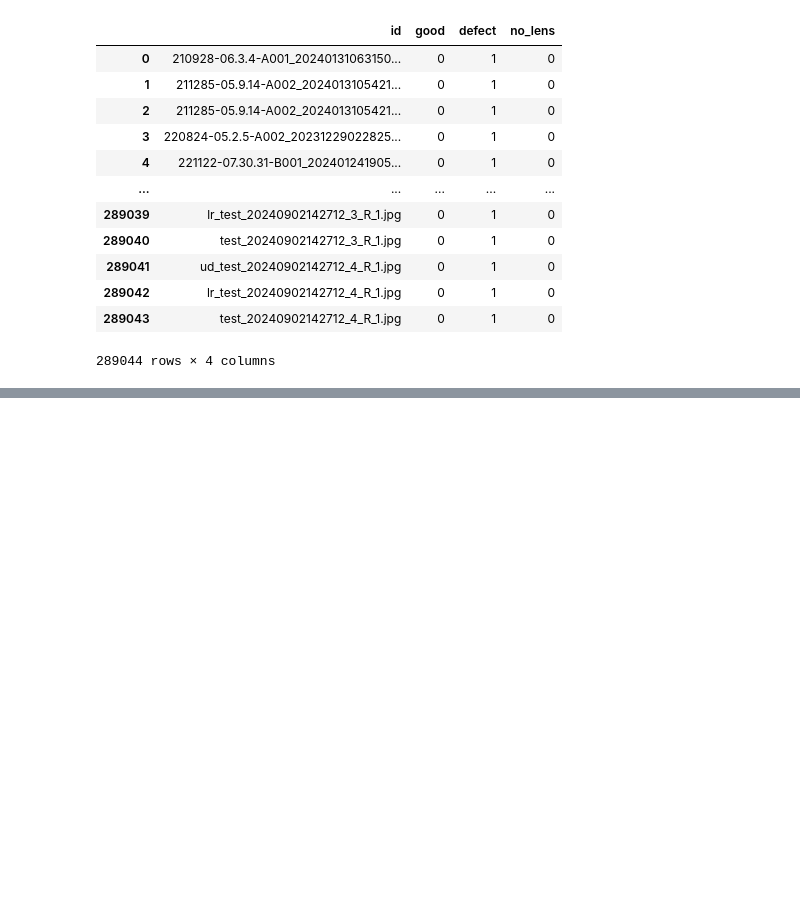
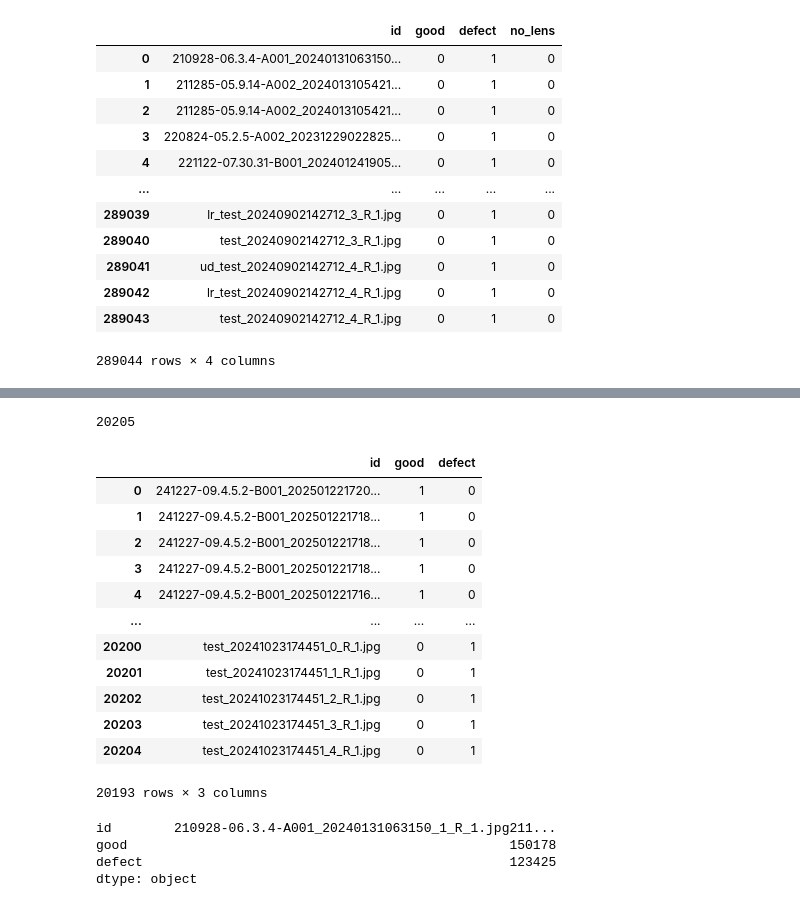
Before and after one commit to sidsid84-kor/xeception, a Jupyter notebook: jupyters/sec_train.ipynb, the cells around one changed output, grey strips where cells are left out. Cells and saved outputs as stored; diff of their text form; code cells hidden in the pictures; blank space fills up the shorter version.

```diff
--- a/jupyters/sec_train.ipynb
+++ b/jupyters/sec_train.ipynb
@@ -87,0 +188,21 @@ dtype: object
+# %%
+add_df = pd.concat([good_df, defect_df], ignore_index=True)
+add_df.duplicated('id').sum()
+print(len(add_df))
+add_ddf = add_df.drop_duplicates('id', keep=False)
+add_ddf
+# %% [output]
+20205
+|  | id | good | defect |
+| 0 | 241227-09.4.5.2-B001_202501221720... | 1 | 0 |
+| 1 | 241227-09.4.5.2-B001_202501221718... | 1 | 0 |
+| 2 | 241227-09.4.5.2-B001_202501221718... | 1 | 0 |
+| 3 | 241227-09.4.5.2-B001_202501221718... | 1 | 0 |
+| 4 | 241227-09.4.5.2-B001_202501221716... | 1 | 0 |
+| ... | ... | ... | ... |
+| 20200 | test_20241023174451_0_R_1.jpg | 0 | 1 |
+| 20201 | test_20241023174451_1_R_1.jpg | 0 | 1 |
+| 20202 | test_20241023174451_2_R_1.jpg | 0 | 1 |
+| 20203 | test_20241023174451_3_R_1.jpg | 0 | 1 |
+| 20204 | test_20241023174451_4_R_1.jpg | 0 | 1 |
+20193 rows × 3 columns
@@ -87,0 +215,7 @@ dtype: object
+# %%
+new_df.sum()
+# %% [output]
+id        210928-06.3.4-A001_20240131063150_1_R_1.jpg211...
+good                                                 150178
+defect                                               123425
+dtype: object
```
Also changed, not shown: parts of 12 cells of this notebook, 2 other files.
